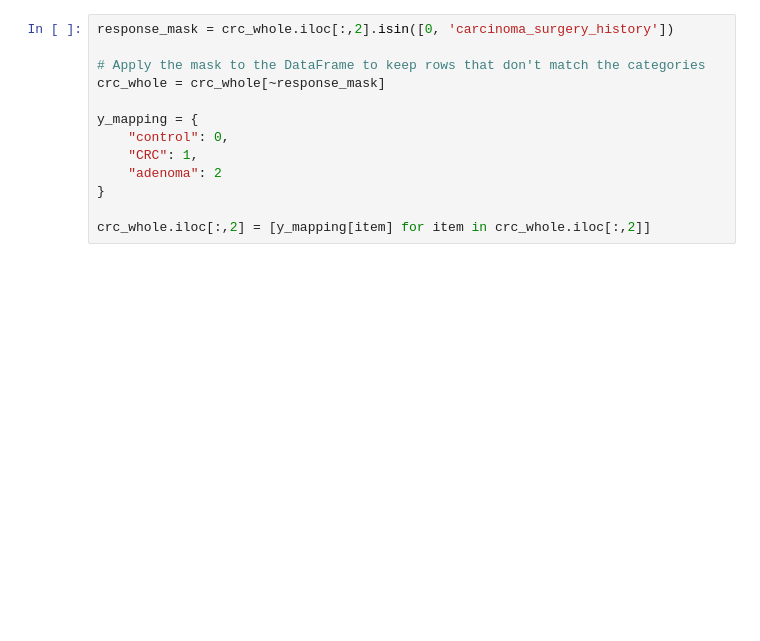
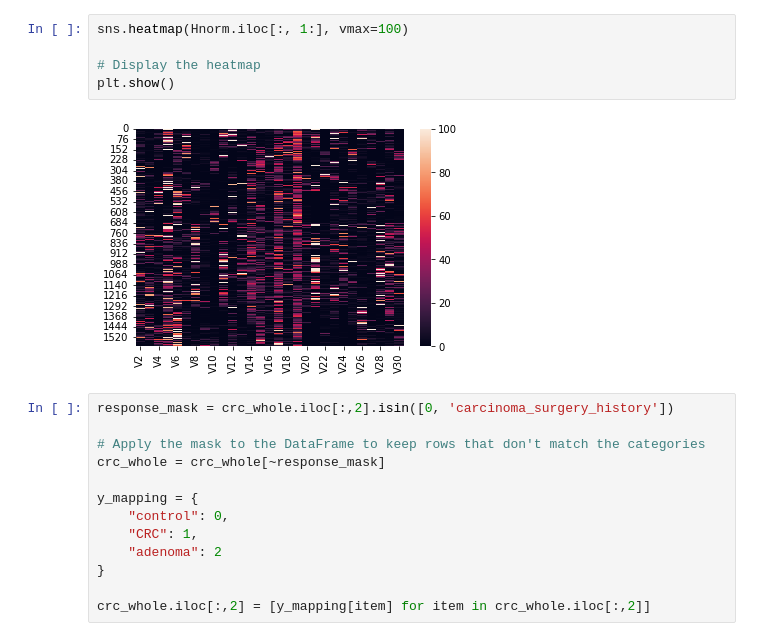
Before and after one commit to ysc12451/curatedMetagenomicDataAnalyses, a Jupyter notebook: vignettes/BasicMethods.ipynb, the cells around one changed output. Drawn from its saved outputs; the diff is of its cells as text; blank space fills up the shorter version.

```diff
--- a/vignettes/BasicMethods.ipynb
+++ b/vignettes/BasicMethods.ipynb
@@ -55,3 +183,10 @@ study_names = np.unique(crc_whole.study_name)
+# %%
+sns.heatmap(Hnorm.iloc[:, 1:], vmax=100)
+
+# Display the heatmap
+plt.show()
+# %% [output]
+[figure, added]
 # %%
 response_mask = crc_whole.iloc[:,2].isin([0, 'carcinoma_surgery_history'])
 
```
Also changed, not shown: parts of 17 cells of this notebook, 16 other files.
